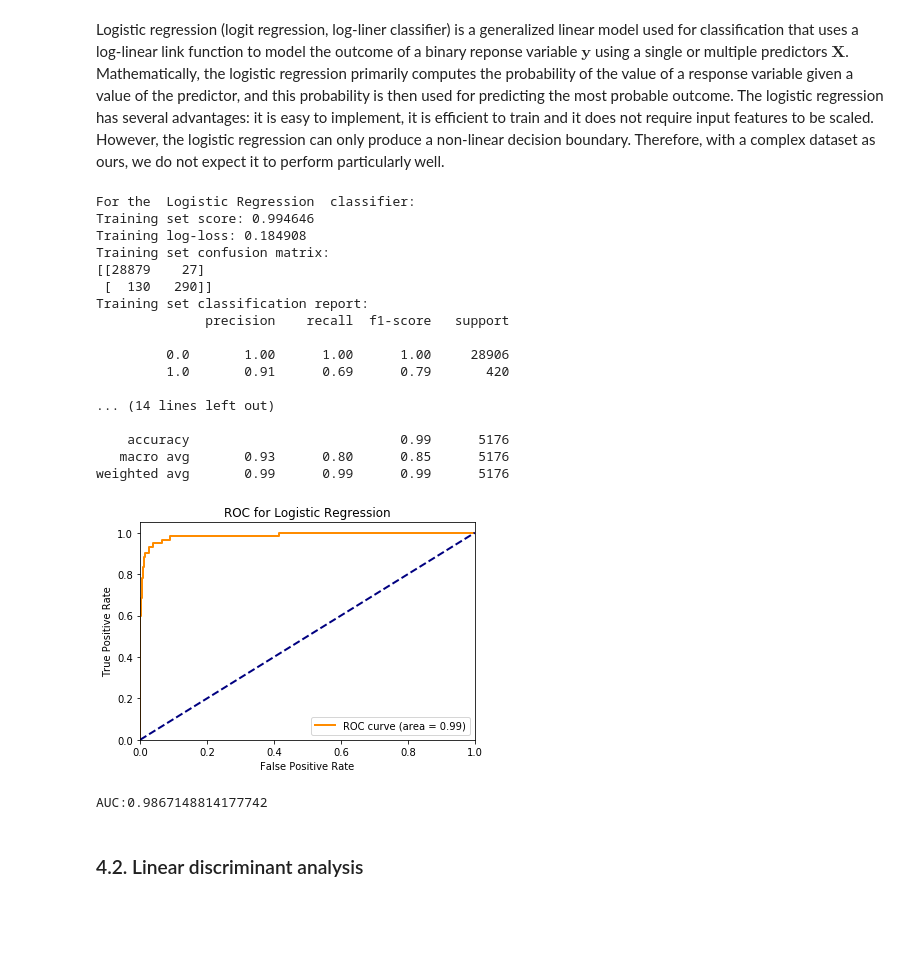
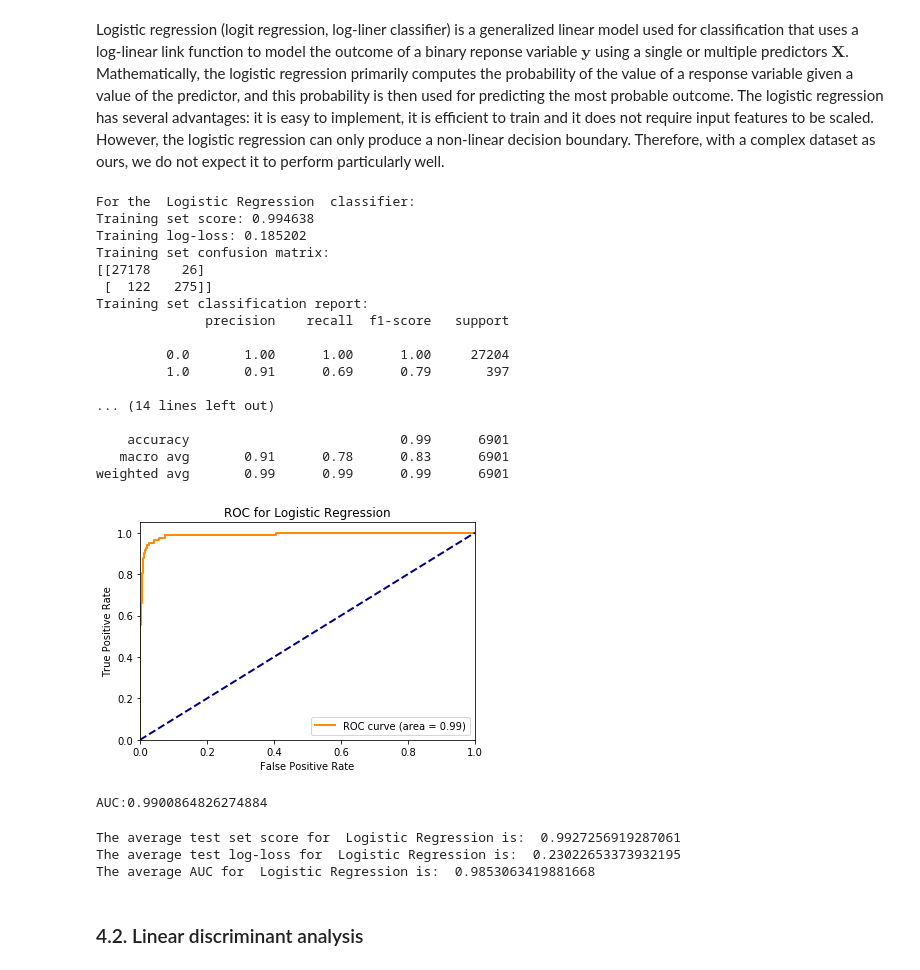
Before and after one commit to SABS-R3-projects/JA-ML, a Jupyter notebook: MAIN-DRD3.ipynb, the cells around one changed output. Drawn from its saved outputs; the diff is of its cells as text; code cells hidden in the pictures; blank space fills up the shorter version.

```diff
--- a/MAIN-DRD3.ipynb
+++ b/MAIN-DRD3.ipynb
@@ -71,14 +95,15 @@ def data_preprocessing():
 # %%
 X,y = data_preprocessing()
 # %%
-def data_split(X,y):
+def data_split(X,y,random_state=42):
 
     '''
-    This function takes the original datasets and splits them into training and testing datasets.
+    This function takes the original datasets and splits them into training and testing datasets. For consistency, the function employs a 80-20 split for the train and test sets.
 
     Args:
         X (ndarray): A 2D array containing the input processed data
         y (ndarray): A 1D array containing a list of labels, with 1 corresponding to "active" and 0 corresponding to "dummy"
+        random_state (int): An integer, representing the seed to be used by the random number generator; if not provided, the default value goes to 42
 
     Returns:
         X_train (ndarray): 2D array of input dataset used for training
@@ -88,7 +113,7 @@ def data_split(X,y):
 
     '''
 
-    X_train, X_test, y_train, y_test = train_test_split(X, y, test_size=0.15, random_state=42)
+    X_train, X_test, y_train, y_test = train_test_split(X, y, test_size=0.2, random_state=random_state)
 
     return X_train, X_test, y_train, y_test
 # %%
@@ -129,7 +154,7 @@ def ROC_plotting(title, y_test, y_score):
     plt.legend(loc="lower right")
     plt.show()
 # %%
-def model_evaluation(X_train, X_test, y_train, y_test, predicted_train, predicted_test, y_score, title="model"):
+def performance_evaluation(X_train, X_test, y_train, y_test, predicted_train, predicted_test, y_score, title="model"):
 
     '''
     This function prints the results of the different classifiers,a s well as several performance metrics
@@ -167,3 +192,28 @@ def model_evaluation(X_train, X_test, y_train, y_test, predicted_train, predicte
     fpr, tpr, _ = roc_curve(y_test, y_score)
     roc_auc = auc(fpr, tpr)
     print("AUC:" + str(roc_auc))
+# %%
+def model_evaluation(function_name, X_train, X_test, y_train, y_test, title):
+
+  '''
+  This function evaluates the propoesed model the results of the different classifiers,a s well as several performance metrics
+
+  Args:
+      function_name (function): the function describing the employed model
+      X_train (ndarray): 2D array of input dataset used for training
+      X_test (ndarray): 2D array of input dataset used for testing
+      y_train (ndarray): 1D array of train labels
+      y_test (ndarray): 1D array of test labels
+      title (string): the classifier name
+
+  Returns:
+      ROC Plot
+
+  '''
+
+  if title == 'Neural Network':
+    y_predicted_train, y_predicted_test, y_score = neural_network(X_train, X_test, y_train, y_test)
+  else:
+    y_predicted_train, y_predicted_test, y_score = function_name(X_train, y_train, X_test)
+
+  performance_evaluation(X_train, X_test, y_train, y_test, y_predicted_train, y_predicted_test, y_score, title)
@@ -192,7 +283,7 @@ def LogReg(X_train, y_train, X_test):
     X_test = scaler.transform(X_test)
 
     #Define and train the model
-    classifier = LogisticRegression().fit(X_train, y_train)
+    classifier = LogisticRegression(max_iter = 500).fit(X_train, y_train)
 
     #Predict the response values using the test predictor data
     y_predicted_test = classifier.predict(X_test)
@@ -204,25 +293,31 @@ y_predicted_train, y_predicted_test, y_score = LogReg(X_train, y_train, X_test)
 # %%
-model_evaluation(X_train, X_test, y_train, y_test, y_predicted_train, y_predicted_test, y_score, title='Logistic Regression')
+model_evaluation(LogReg, X_train, X_test, y_train, y_test, title='Logistic Regression')
 # %% [output]
 For the  Logistic Regression  classifier:
-Training set score: 0.994646
-Training log-loss: 0.184908
+Training set score: 0.994638
+Training log-loss: 0.185202
 Training set confusion matrix:
-[[28879    27]
- [  130   290]]
+[[27178    26]
+ [  122   275]]
 Training set classification report:
               precision    recall  f1-score   support
 
-         0.0       1.00      1.00      1.00     28906
-         1.0       0.91      0.69      0.79       420
+         0.0       1.00      1.00      1.00     27204
+         1.0       0.91      0.69      0.79       397
 
 ... (14 lines left out)
 
-    accuracy                           0.99      5176
-   macro avg       0.93      0.80      0.85      5176
-weighted avg       0.99      0.99      0.99      5176
+    accuracy                           0.99      6901
+   macro avg       0.91      0.78      0.83      6901
+weighted avg       0.99      0.99      0.99      6901
-[figure, old version]
+[figure, new version]
-AUC:0.9867148814177742
+AUC:0.9900864826274884
+# %%
+multiple_model_evaluation(LogReg, X, y, title='Logistic Regression')
+# %% [output]
+The average test set score for  Logistic Regression is:  0.9927256919287061
+The average test log-loss for  Logistic Regression is:  0.23022653373932195
+The average AUC for  Logistic Regression is:  0.9853063419881668
 # %% [markdown]
 ### 4.2. Linear discriminant analysis
 # %% [markdown]
```
Also changed, not shown: parts of 24 cells of this notebook, 9 other files.
